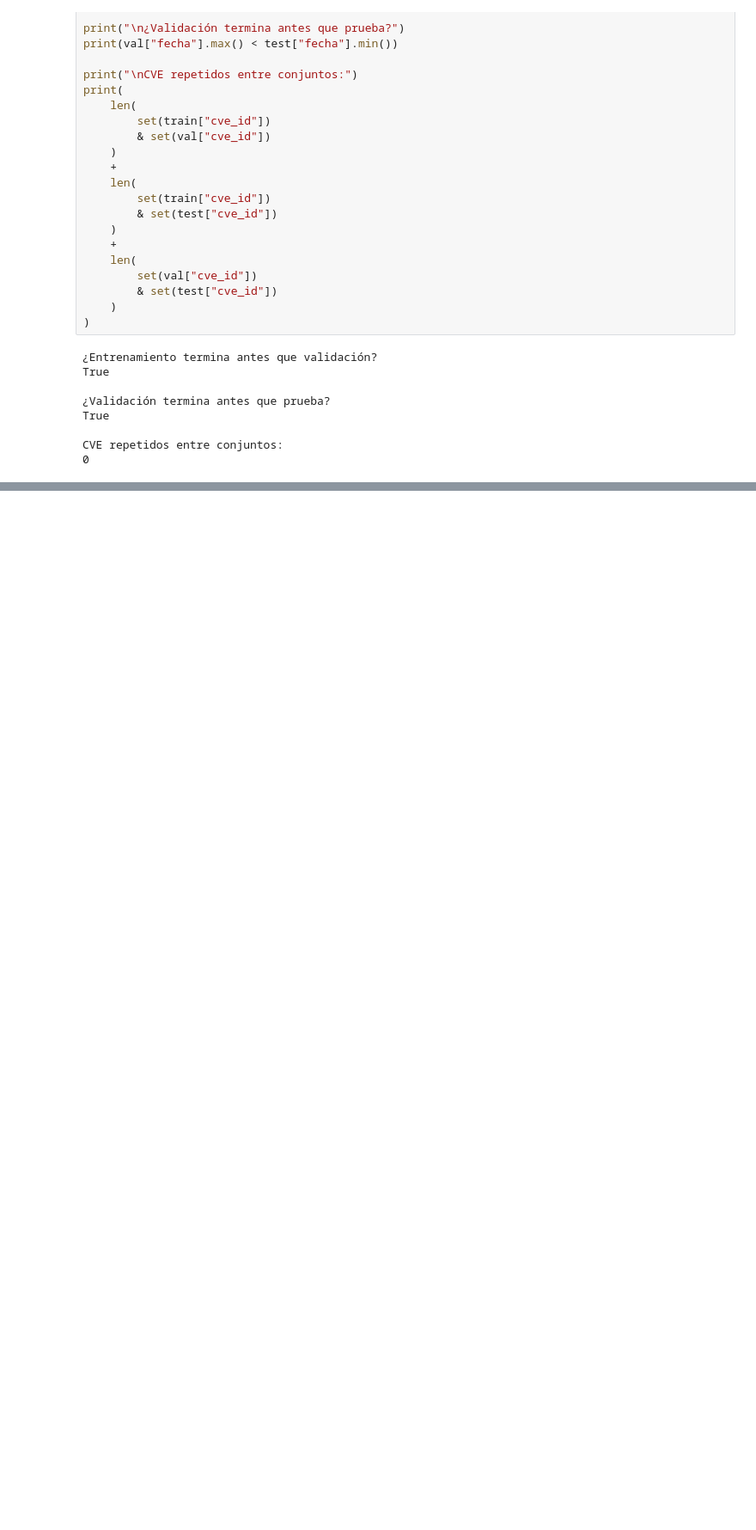
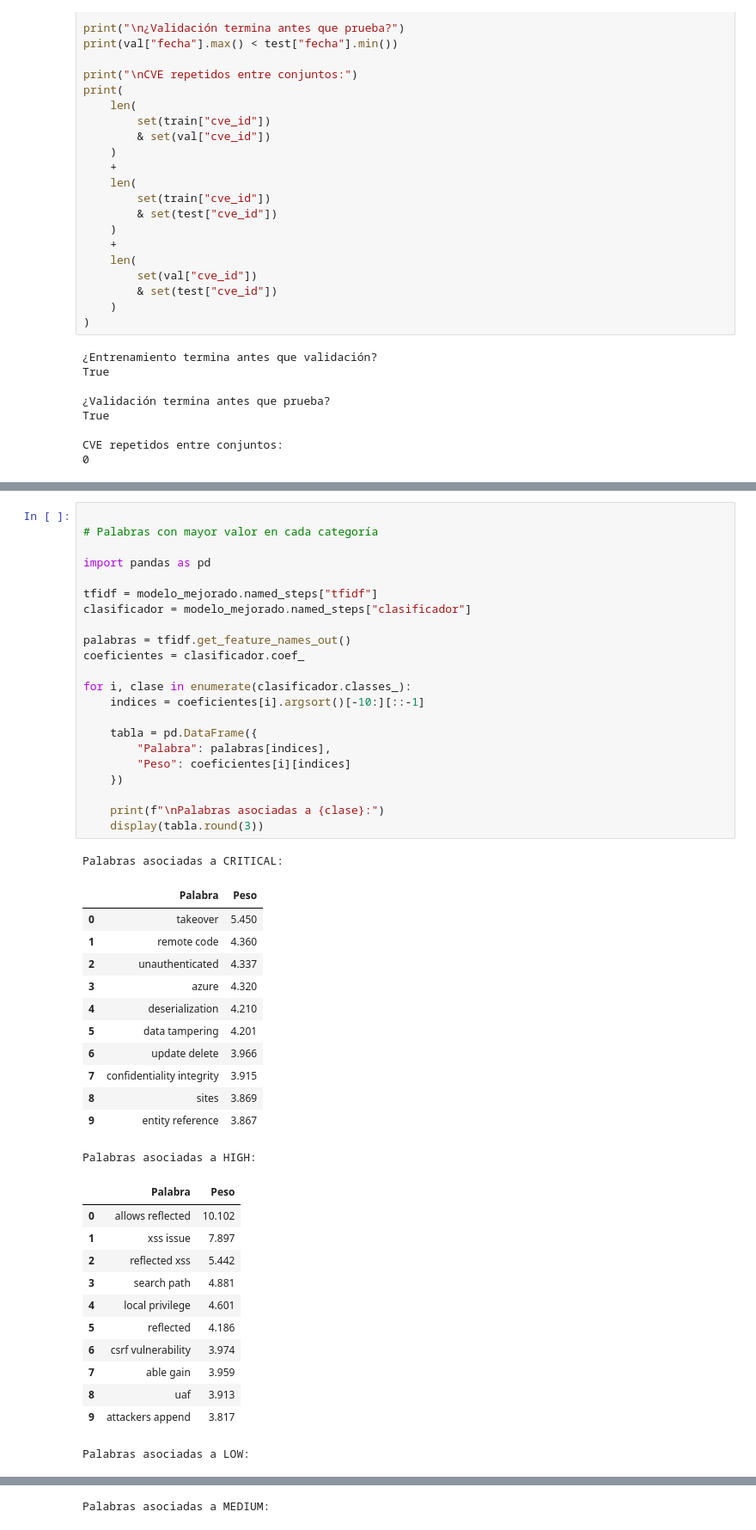
Before and after one commit to ainarar-tech/BPS-DsciAinara, a Jupyter notebook: project/project-model.ipynb, the cells around one changed output, grey strips where cells are left out. Shown at 86% size. Saved outputs shown, nothing was run; the diff lists cells and outputs as text; blank space fills up the shorter version.

```diff
--- a/project/project-model.ipynb
+++ b/project/project-model.ipynb
@@ -1262,0 +2045,48 @@ CVE repetidos entre conjuntos:
+# %%
+
+# Palabras con mayor valor en cada categoría
+
+import pandas as pd
+
+tfidf = modelo_mejorado.named_steps["tfidf"]
+clasificador = modelo_mejorado.named_steps["clasificador"]
+
+palabras = tfidf.get_feature_names_out()
+coeficientes = clasificador.coef_
+
+for i, clase in enumerate(clasificador.classes_):
+    indices = coeficientes[i].argsort()[-10:][::-1]
+
+    tabla = pd.DataFrame({
+        "Palabra": palabras[indices],
+        "Peso": coeficientes[i][indices]
+    })
+
+    print(f"\nPalabras asociadas a {clase}:")
+    display(tabla.round(3))
+# %% [output]
+Palabras asociadas a CRITICAL:
+|  | Palabra | Peso |
+| 0 | takeover | 5.450 |
+| 1 | remote code | 4.360 |
+| 2 | unauthenticated | 4.337 |
+| 3 | azure | 4.320 |
+| 4 | deserialization | 4.210 |
+| 5 | data tampering | 4.201 |
+| 6 | update delete | 3.966 |
+| 7 | confidentiality integrity | 3.915 |
+| 8 | sites | 3.869 |
+| 9 | entity reference | 3.867 |
+Palabras asociadas a HIGH:
+|  | Palabra | Peso |
+| 0 | allows reflected | 10.102 |
+| 1 | xss issue | 7.897 |
+| 2 | reflected xss | 5.442 |
+| 3 | search path | 4.881 |
+| 4 | local privilege | 4.601 |
+| 5 | reflected | 4.186 |
+| 6 | csrf vulnerability | 3.974 |
+| 7 | able gain | 3.959 |
+| 8 | uaf | 3.913 |
+| 9 | attackers append | 3.817 |
+Palabras asociadas a LOW:
@@ -1262,0 +2104 @@ CVE repetidos entre conjuntos:
+Palabras asociadas a MEDIUM:
```
Also changed, not shown: parts of 53 cells of this notebook, 4 other files.
